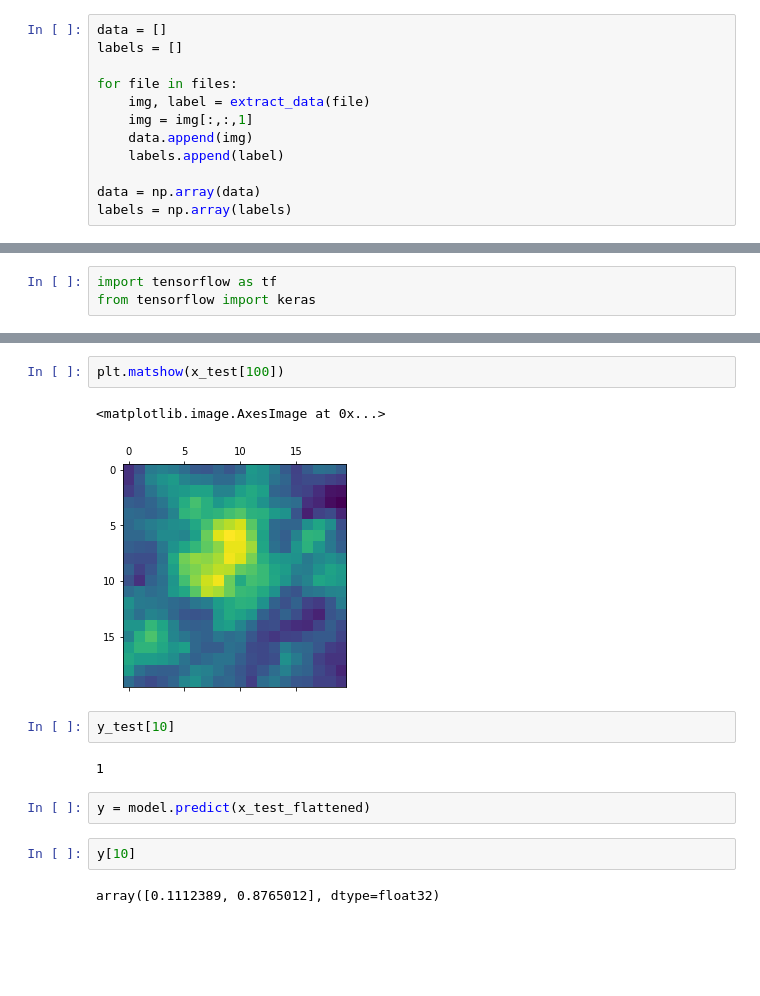
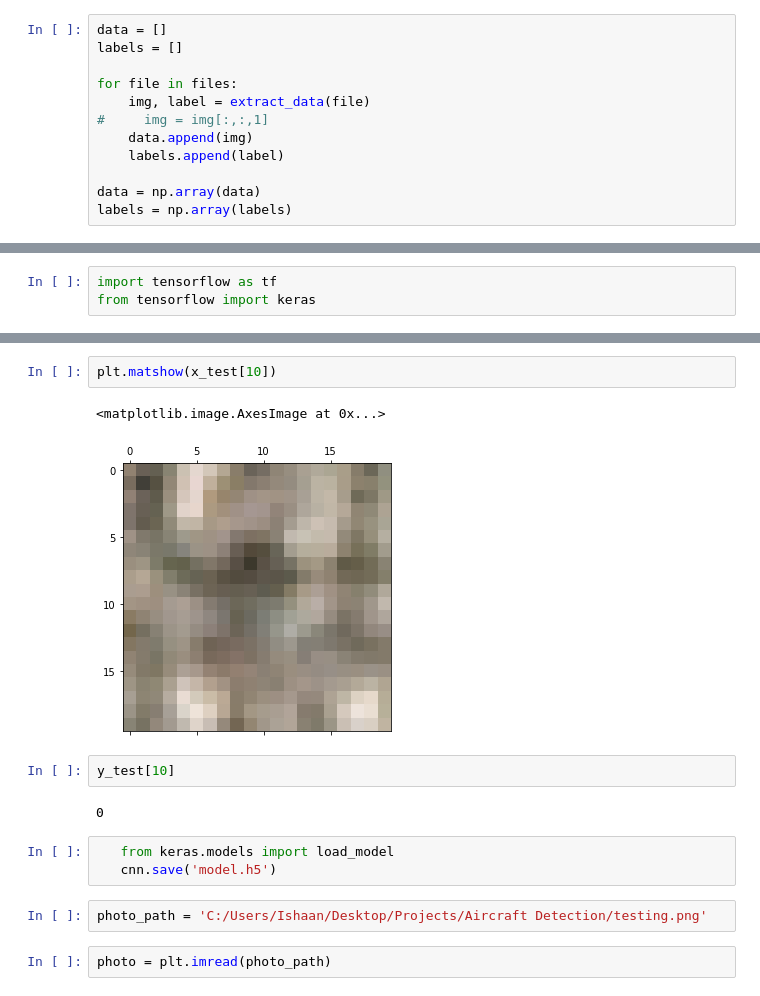
Before and after one commit to ishaan9006/Airplane-Detection, a Jupyter notebook: run.ipynb, the cells around one changed output, grey strips where cells are left out. Cells and saved outputs as stored; diff of their text form; blank space fills up the shorter version.

```diff
--- a/run.ipynb
+++ b/run.ipynb
@@ -20,7 +20,7 @@ labels = []
 
 for file in files:
     img, label = extract_data(file)
-    img = img[:,:,1]
+#     img = img[:,:,1]
     data.append(img)
     labels.append(label)
 
@@ -59,15 +91,16 @@ model.evaluate(x_test_flattened, y_test)
 # %%
-plt.matshow(x_test[100])
+plt.matshow(x_test[10])
 # %% [output]
 <matplotlib.image.AxesImage at 0x...>
-[figure, old version]
+[figure, new version]
 # %%
 y_test[10]
 # %% [output]
-1
+0
-# %%
-y = model.predict(x_test_flattened)
-# %%
-y[10]
-# %% [output]
-array([0.1112389, 0.8765012], dtype=float32)
+# %%
+   from keras.models import load_model
+   cnn.save('model.h5')
+# %%
+photo_path = 'C:/Users/Ishaan/Desktop/Projects/Aircraft Detection/testing.png'
+# %%
+photo = plt.imread(photo_path)
```
Also changed, not shown: parts of 20 cells of this notebook.
